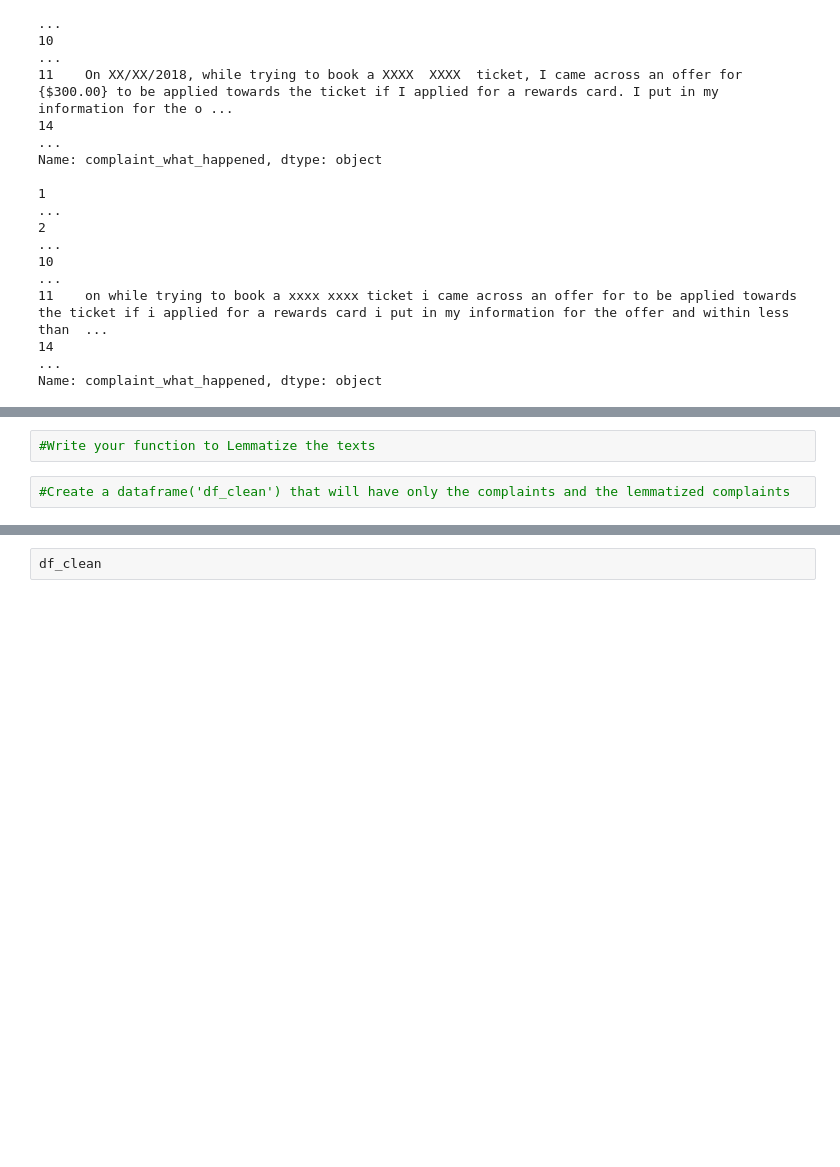
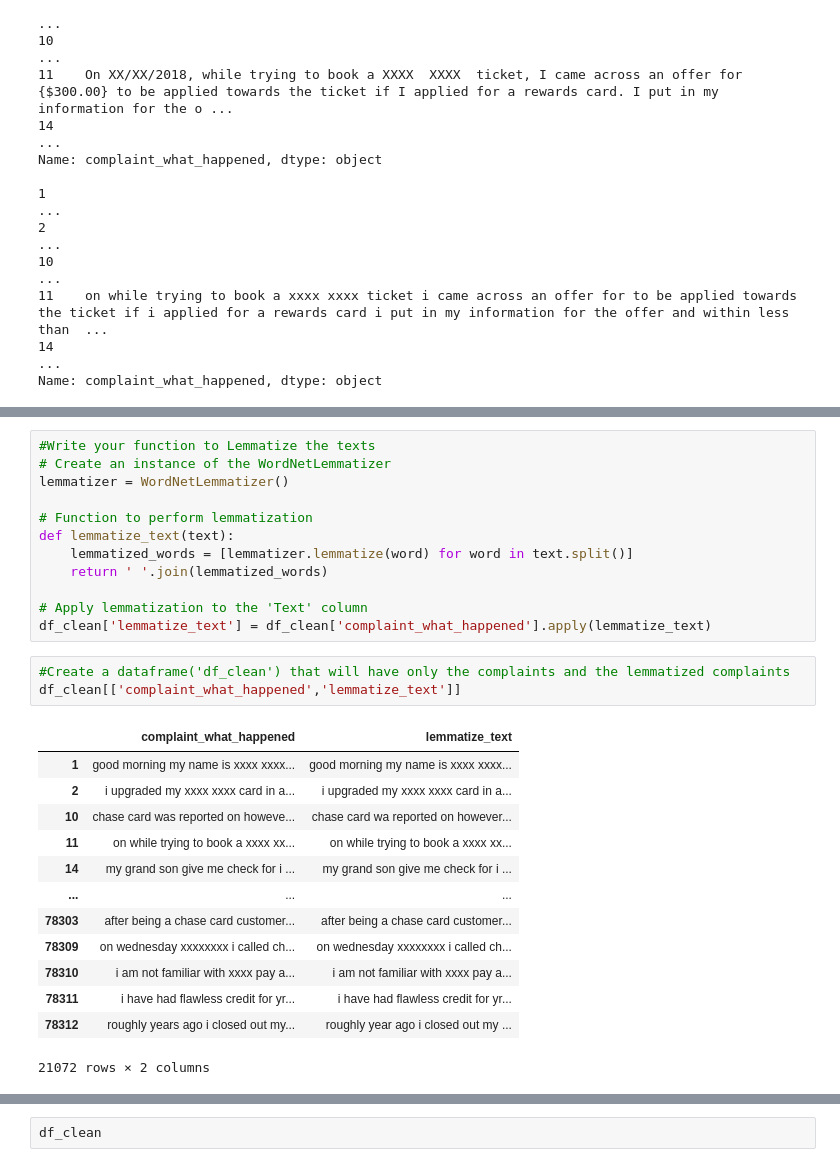
Before and after one commit to hargurjeet/NLP_Automatic_Ticket_Classification, a Jupyter notebook: Automatic_Ticket_Classification_Assignment.ipynb, the cells around one changed output, grey strips where cells are left out. Saved outputs shown, nothing was run; the diff lists cells and outputs as text; blank space fills up the shorter version.

```diff
--- a/Automatic_Ticket_Classification_Assignment.ipynb
+++ b/Automatic_Ticket_Classification_Assignment.ipynb
@@ -278,4 +274,29 @@ df.head()
-# %%
-#Write your function to Lemmatize the texts
+# %%
+#Write your function to Lemmatize the texts
+# Create an instance of the WordNetLemmatizer
+lemmatizer = WordNetLemmatizer()
+
+# Function to perform lemmatization
+def lemmatize_text(text):
+    lemmatized_words = [lemmatizer.lemmatize(word) for word in text.split()]
+    return ' '.join(lemmatized_words)
+
+# Apply lemmatization to the 'Text' column
+df_clean['lemmatize_text'] = df_clean['complaint_what_happened'].apply(lemmatize_text)
 # %%
 #Create a dataframe('df_clean') that will have only the complaints and the lemmatized complaints
+df_clean[['complaint_what_happened','lemmatize_text']]
+# %% [output]
+|  | complaint_what_happened | lemmatize_text |
+| 1 | good morning my name is xxxx xxxx... | good morning my name is xxxx xxxx... |
+| 2 | i upgraded my xxxx xxxx card in a... | i upgraded my xxxx xxxx card in a... |
+| 10 | chase card was reported on howeve... | chase card wa reported on however... |
+| 11 | on while trying to book a xxxx xx... | on while trying to book a xxxx xx... |
+| 14 | my grand son give me check for i ... | my grand son give me check for i ... |
+| ... | ... | ... |
+| 78303 | after being a chase card customer... | after being a chase card customer... |
+| 78309 | on wednesday xxxxxxxx i called ch... | on wednesday xxxxxxxx i called ch... |
+| 78310 | i am not familiar with xxxx pay a... | i am not familiar with xxxx pay a... |
+| 78311 | i have had flawless credit for yr... | i have had flawless credit for yr... |
+| 78312 | roughly years ago i closed out my... | roughly year ago i closed out my ... |
+21072 rows × 2 columns
```
Also changed, not shown: parts of 3 cells of this notebook.
